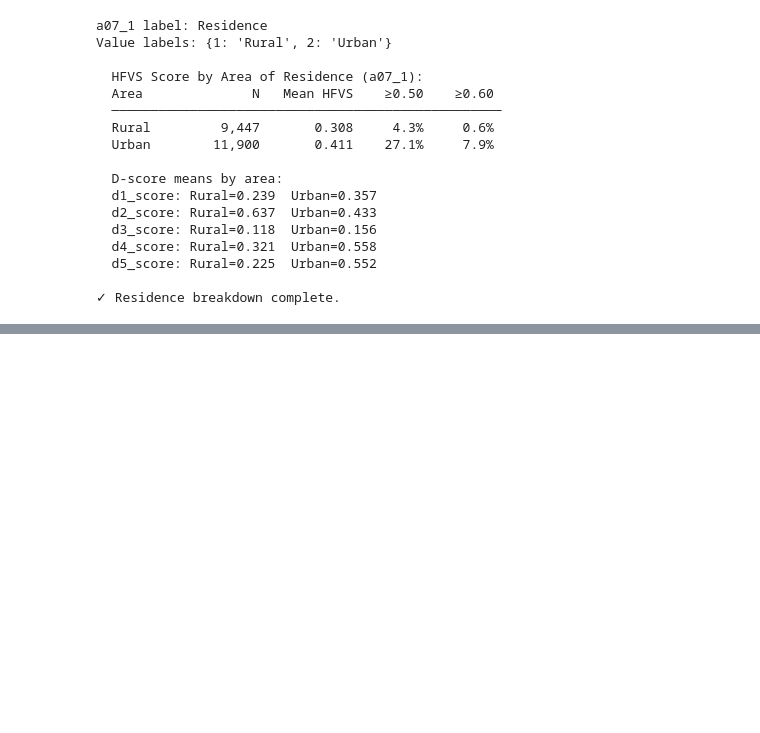
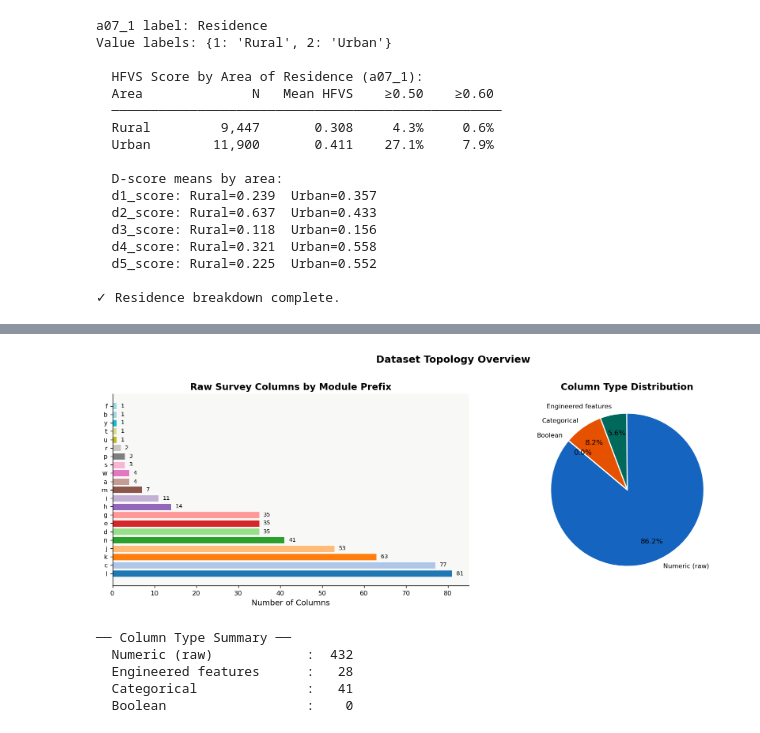
Before and after one commit to VAL-Jerono/KHS_housing_dissertation, a Jupyter notebook: exploration.ipynb, the cells around one changed output, grey strips where cells are left out. Cells and saved outputs as stored; diff of their text form; code cells hidden in the pictures; blank space fills up the shorter version.

```diff
--- a/exploration.ipynb
+++ b/exploration.ipynb
@@ -1963,0 +2103,48 @@ Rank  County                  N HHs    HFVS     D1     D2     D3     D4     D5
+# %%
+
+# 1C: Visualise column taxonomy as a sunburst-style bar
+modules = {}
+for c in raw_cols:
+    if len(c) >= 1 and c[0].isalpha():
+        modules.setdefault(c[0], []).append(c)
+
+labels = sorted(modules.keys(), key=lambda k: -len(modules[k]))
+counts = [len(modules[k]) for k in labels]
+
+fig, axes = plt.subplots(1, 2, figsize=(14, 5))
+
+# Left: survey module sizes
+colors = plt.cm.tab20(np.linspace(0, 1, len(labels)))
+bars = axes[0].barh(labels, counts, color=colors, edgecolor='white', linewidth=0.5)
+axes[0].set_title("Raw Survey Columns by Module Prefix")
+axes[0].set_xlabel("Number of Columns")
+for bar, cnt in zip(bars, counts):
+    axes[0].text(bar.get_width() + 1, bar.get_y() + bar.get_height()/2,
+                 str(cnt), va='center', fontsize=8)
+
+# Right: column type pie
+type_labels = ['Numeric (raw)', 'Engineered features', 'Categorical', 'Boolean']
+type_values = [len(num_cols) - len(engineered_cols), len(engineered_cols),
+               len(cat_cols), len(bool_cols)]
+wedge_colors = [BLUE, TEAL, AMBER, PURPLE]
+axes[1].pie(type_values, labels=type_labels, colors=wedge_colors,
+            autopct='%1.1f%%', startangle=140, pctdistance=0.75,
+            wedgeprops=dict(edgecolor='white', linewidth=1.5))
+axes[1].set_title("Column Type Distribution")
+
+plt.suptitle("Dataset Topology Overview", fontsize=14, fontweight='700', y=1.01)
+plt.tight_layout()
+plt.savefig(FIGS / 'eda01_topology.png', dpi=130, bbox_inches='tight')
+plt.show()
+
+# Numeric summary
+print("\n── Column Type Summary ──")
+for lbl, val in zip(type_labels, type_values):
+    print(f"  {lbl:<25}: {val:>4}")
+# %% [output]
+[figure, added]
+── Column Type Summary ──
+  Numeric (raw)            :  432
+  Engineered features      :   28
+  Categorical              :   41
+  Boolean                  :    0
```
Also changed, not shown: parts of 29 cells of this notebook.
